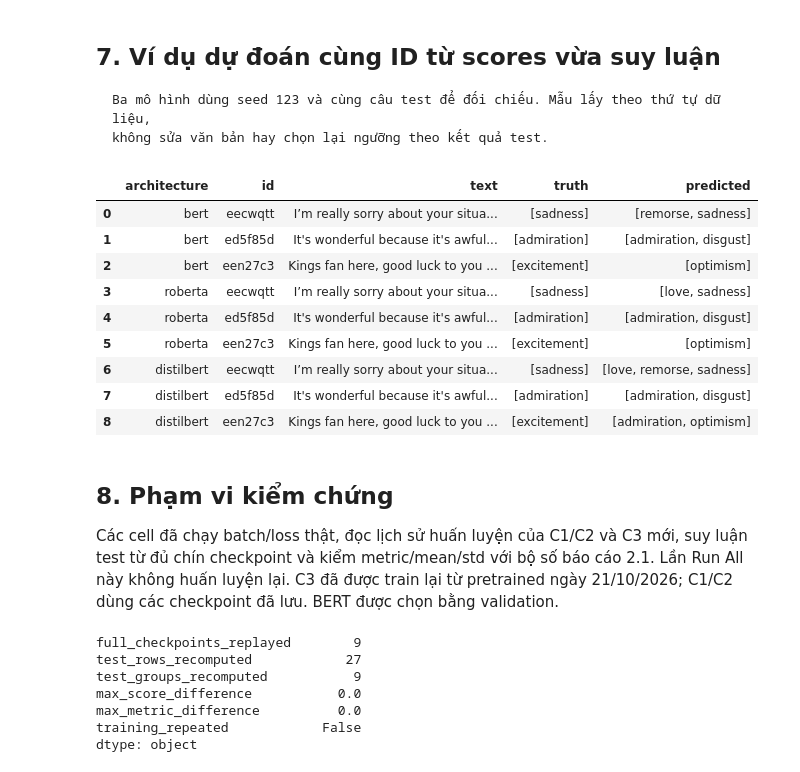
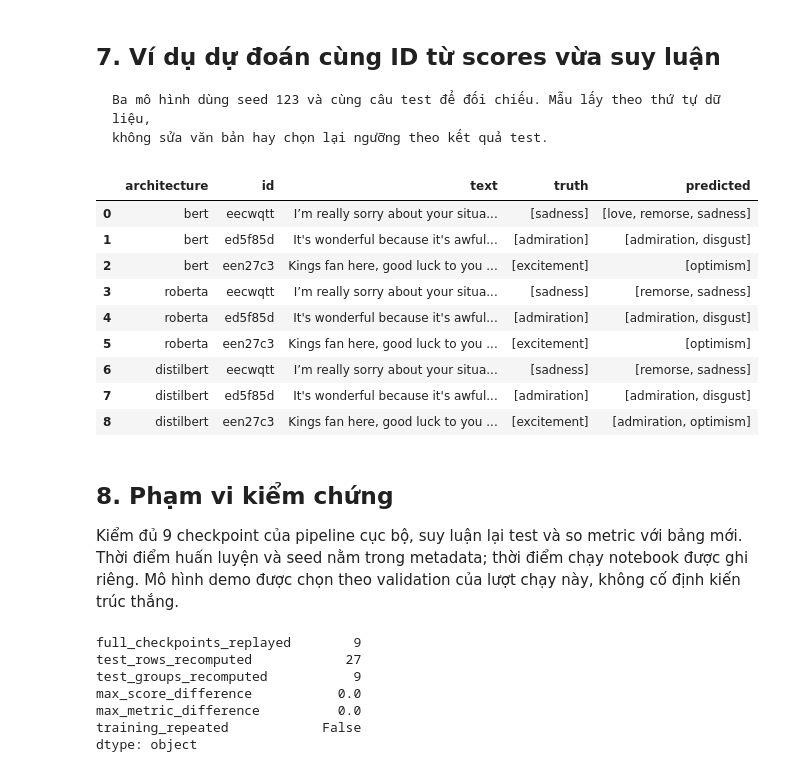
Before and after one commit to dzyuu1612/goemotions-multilabel-classification, a Jupyter notebook: notebooks/executed/04_transformers.executed.ipynb, the cells around one changed output. Saved outputs shown, nothing was run; the diff lists cells and outputs as text; code cells hidden in the pictures.

```diff
--- a/notebooks/executed/04_transformers.executed.ipynb
+++ b/notebooks/executed/04_transformers.executed.ipynb
@@ -25,12 +24,10 @@ print('Python:', sys.version.split()[0])
 print('Dataset revision:', REVISION)
 print('Artifacts:', ARTIFACTS.name)
 
-from src.notebook_support import replay_test
-from src.current_report import current_c3_root, verify_current_report, replay_current_c3
+from src.notebook_support import replay_test, benchmark
 from src.models.transformer import ARCHITECTURES
-C3_RUN = current_c3_root()
-verified, frames, labels = verify_current_report(str(ARTIFACTS), str(C3_RUN))
+verified, frames, labels = benchmark(str(ARTIFACTS))
 history = pd.DataFrame([dict(architecture=r['architecture'], seed=r['seed'], selected_epoch=r['selected_epoch'], **e)
                         for r in verified['histories'] for e in r['history']])
-print('Đã kiểm đúng 9 checkpoint và 72 dòng của báo cáo 2.1.')
+print('Đã kiểm 9 checkpoint và 72 dòng của lượt chạy cục bộ.')
 # %% [output]
@@ -83,8 +80,7 @@ from scripts.transformers.train_transformer import encoded_dataset, trim_padding
 torch.set_num_threads(4)
 loss_checks = []
 for architecture in ARCHITECTURES:
-    folder = (C3_RUN/'seed_42/best' if architecture == 'distilbert' else
-              ARTIFACTS/f'data/processed/transformers/{architecture}/seed_42/full/standard/checkpoint')
+    folder = ARTIFACTS/f'data/processed/transformers/{architecture}/seed_42/full/standard/checkpoint'
     tokenizer = AutoTokenizer.from_pretrained(folder, local_files_only=True)
     model = AutoModelForSequenceClassification.from_pretrained(folder, local_files_only=True).eval()
     dataset, _ = encoded_dataset(frames['train'].head(4), tokenizer, labels, 128)
@@ -318,35 +300,33 @@ PASS: 27 dòng test và 9 nhóm mean/std tính mới khớp báo cáo.
 # %%
 from src.models.baseline import load_aligned_scores
 examples = []
 test = frames['test']
 for architecture in ARCHITECTURES:
     scores = load_aligned_scores(ROOT/f'reports/notebook_replay/C_{architecture}_123_test.npz', test.id.tolist(), labels)
-    protocol_path = (C3_RUN/'seed_123/final_protocol.json' if architecture == 'distilbert' else
-                     ARTIFACTS/f'data/processed/transformers/{architecture}/seed_123/full/standard/final_protocol.json')
+    protocol_path = ARTIFACTS/f'data/processed/transformers/{architecture}/seed_123/full/standard/final_protocol.json'
     protocol = read_json(protocol_path)
     thresholds = next(c['thresholds'] for c in protocol['configurations'] if c['threshold_mode']=='tuned')
     for i in range(3):
         examples.append(dict(architecture=architecture, id=test.id.iloc[i], text=test.text.iloc[i],
             truth=[labels[j] for j in test.labels.iloc[i]],
             predicted=[labels[j] for j in np.flatnonzero(scores[i] >= thresholds)]))
 display(pd.DataFrame(examples))
 # %% [output]
 |  | architecture | id | text | truth | predicted |
-| 0 | bert | eecwqtt | I’m really sorry about your situa... | [sadness] | [remorse, sadness] |
+| 0 | bert | eecwqtt | I’m really sorry about your situa... | [sadness] | [love, remorse, sadness] |
 | 1 | bert | ed5f85d | It's wonderful because it's awful... | [admiration] | [admiration, disgust] |
 | 2 | bert | een27c3 | Kings fan here, good luck to you ... | [excitement] | [optimism] |
-| 3 | roberta | eecwqtt | I’m really sorry about your situa... | [sadness] | [love, sadness] |
+| 3 | roberta | eecwqtt | I’m really sorry about your situa... | [sadness] | [remorse, sadness] |
 | 4 | roberta | ed5f85d | It's wonderful because it's awful... | [admiration] | [admiration, disgust] |
 | 5 | roberta | een27c3 | Kings fan here, good luck to you ... | [excitement] | [optimism] |
-| 6 | distilbert | eecwqtt | I’m really sorry about your situa... | [sadness] | [love, remorse, sadness] |
+| 6 | distilbert | eecwqtt | I’m really sorry about your situa... | [sadness] | [remorse, sadness] |
 | 7 | distilbert | ed5f85d | It's wonderful because it's awful... | [admiration] | [admiration, disgust] |
 | 8 | distilbert | een27c3 | Kings fan here, good luck to you ... | [excitement] | [admiration, optimism] |
 # %% [markdown]
 ## 8. Phạm vi kiểm chứng
-Các cell đã chạy batch/loss thật, đọc lịch sử huấn luyện của C1/C2 và C3 mới,
-suy luận test từ đủ chín checkpoint và kiểm metric/mean/std với bộ số báo cáo 2.1.
-Lần Run All này không huấn luyện lại. C3 đã được train lại từ pretrained ngày 21/10/2026;
-C1/C2 dùng các checkpoint đã lưu. BERT được chọn bằng validation.
+Kiểm đủ 9 checkpoint của pipeline cục bộ, suy luận lại test và so metric với bảng mới.
+Thời điểm huấn luyện và seed nằm trong metadata; thời điểm chạy notebook được ghi riêng.
+Mô hình demo được chọn theo validation của lượt chạy này, không cố định kiến trúc thắng.
 # %%
 display(pd.Series({'full_checkpoints_replayed': int(fresh.groupby(['system','seed']).ngroups),
     'test_rows_recomputed': len(fresh), 'test_groups_recomputed': len(fresh_averages),
```
Also changed, not shown: parts of 11 cells of this notebook, 18 other files.
